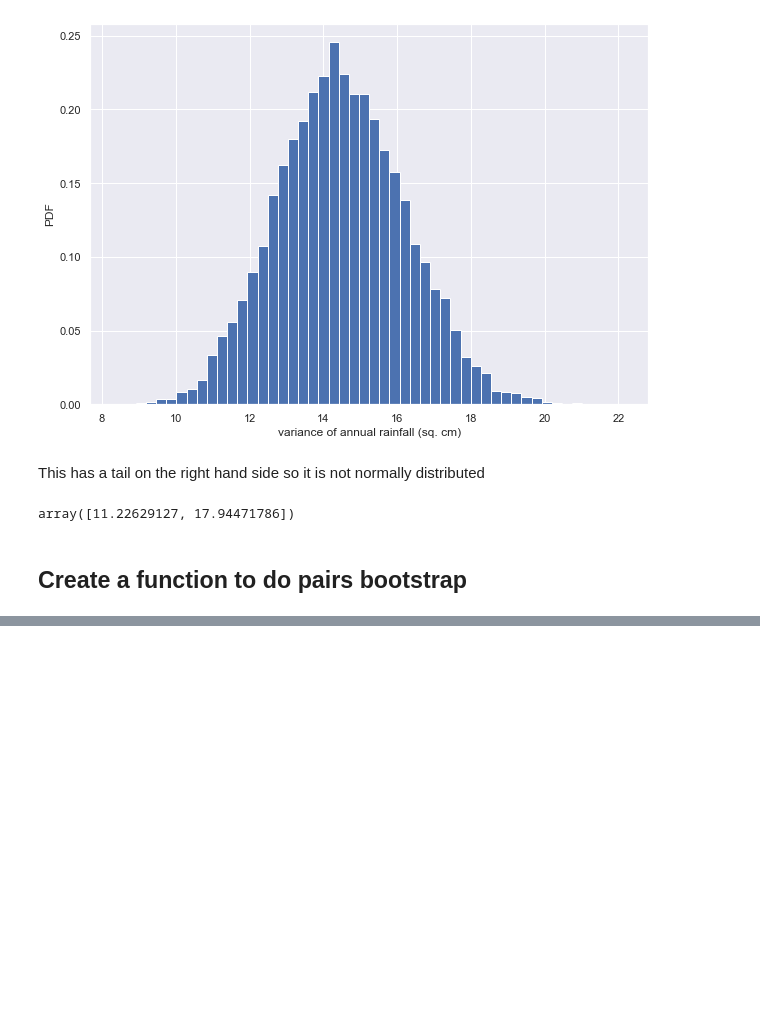
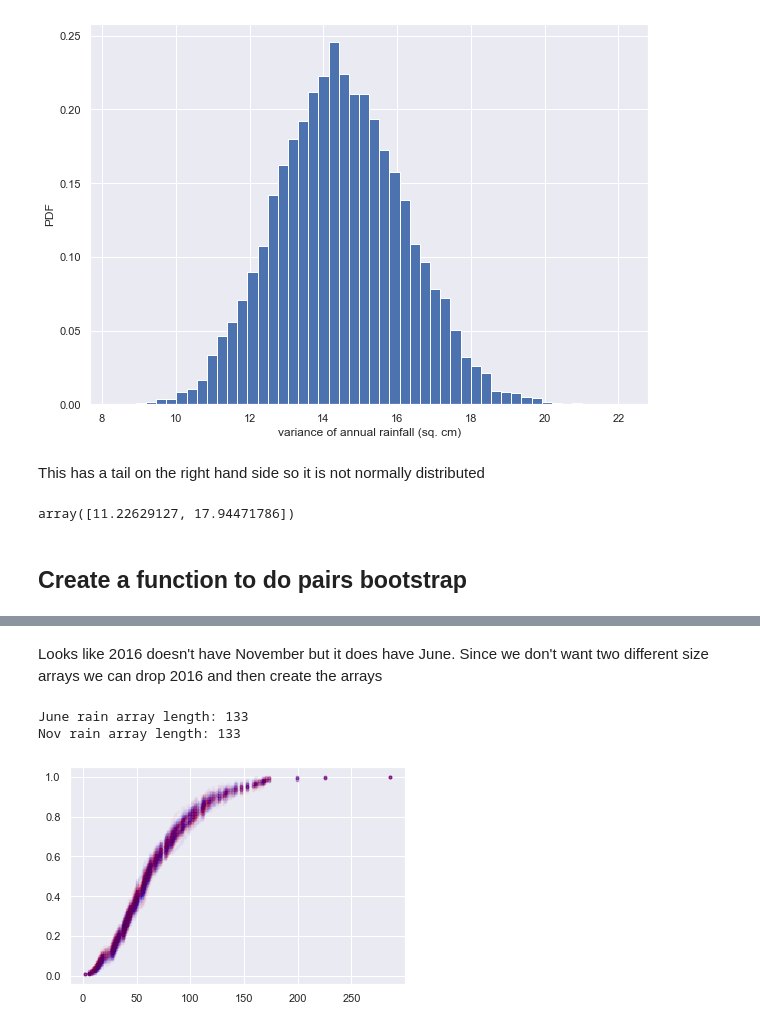
Before and after one commit to kipmadden/Statistical-Thinking, a Jupyter notebook: Sheffeild Weather Station Bootstrapping.ipynb, the cells around one changed output, grey strips where cells are left out. Cells and saved outputs as stored; diff of their text form; code cells hidden in the pictures; blank space fills up the shorter version.

Commit message:
Explored creating permutation sampling for Sheffield rain data

```diff
--- a/Sheffeild Weather Station Bootstrapping.ipynb
+++ b/Sheffeild Weather Station Bootstrapping.ipynb
@@ -176,0 +179,15 @@ def draw_bs_pairs_linreg(x, y, size=1):
+# %%
+def permutation_sample(data1, data2):
+    """Generate a permutation sample from two data sets."""
+
+    # Concatenate the data sets: data
+    data = np.concatenate((data1, data2))
+
+    # Permute the concatenated array: permuted_data
+    permuted_data = np.random.permutation(data)
+
+    # Split the permuted array into two: perm_sample_1, perm_sample_2
+    perm_sample_1 = permuted_data[:len(data1)]
+    perm_sample_2 = permuted_data[len(data2):]
+
+    return perm_sample_1, perm_sample_2
@@ -176,0 +221,30 @@ def draw_bs_pairs_linreg(x, y, size=1):
+# %% [markdown]
+Looks like 2016 doesn't have November but it does have June. Since we don't want two different size arrays we can drop 2016 and then create the arrays
+# %%
+equal_months = df.query('yyyy < 2016')
+# %%
+rain_june = equal_months.query('mm == 6').rain
+rain_november = equal_months.query('mm == 11').rain
+# %%
+print(f"June rain array length: {len(rain_june)}")
+print(f"Nov rain array length: {len(rain_november)}")
+# %% [output]
+June rain array length: 133
+Nov rain array length: 133
+# %%
+for _ in range(50):
+    # Generate permutation samples
+    perm_sample_1, perm_sample_2 = permutation_sample(rain_june, rain_november)
+
+
+    # Compute ECDFs
+    x_1, y_1 = ecdf(perm_sample_1)
+    x_2, y_2 = ecdf(perm_sample_2)
+
+    # Plot ECDFs of permutation sample
+    _ = plt.plot(x_1, y_1, marker='.', linestyle='none',
+                 color='red', alpha=0.02)
+    _ = plt.plot(x_2, y_2, marker='.', linestyle='none',
+                 color='blue', alpha=0.02)
+# %% [output]
+[figure, added]
```
Also changed, not shown: parts of 4 cells of this notebook.
